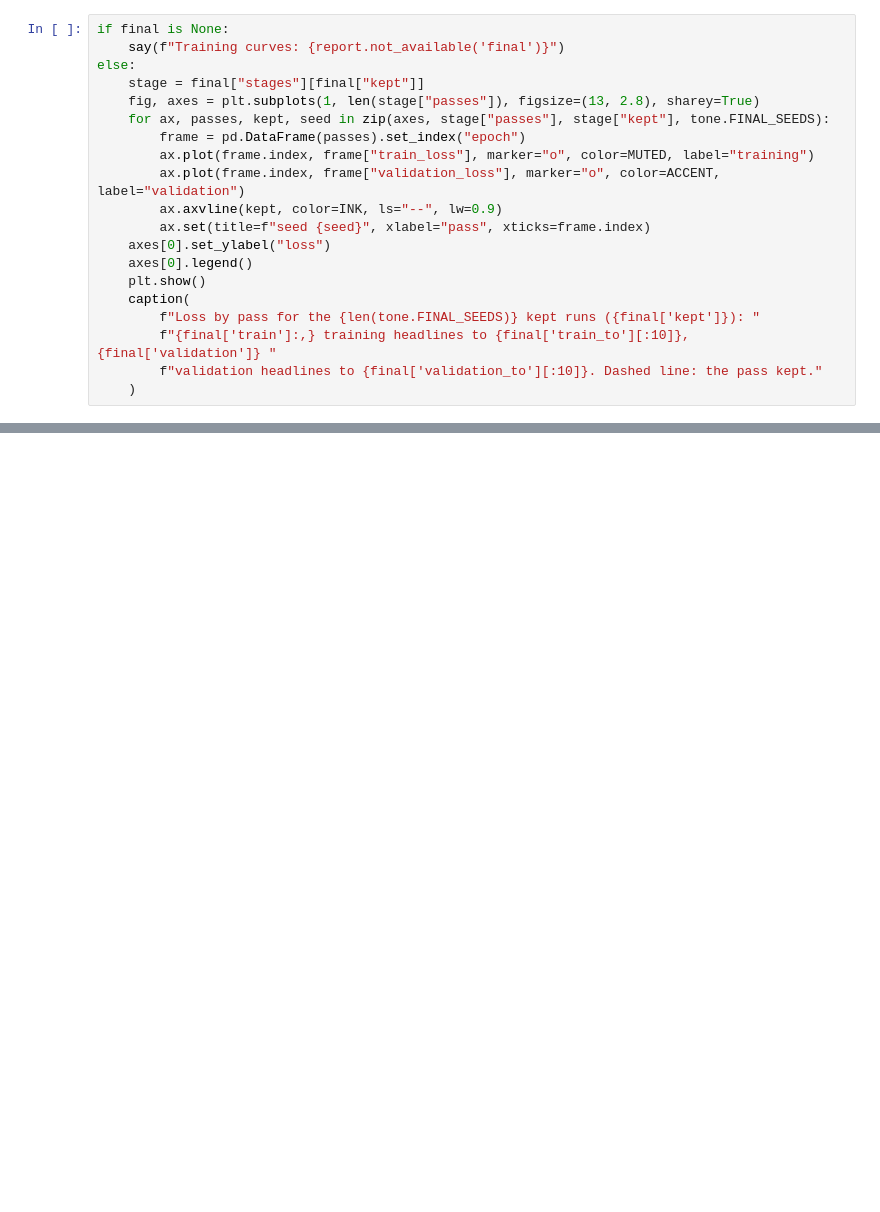
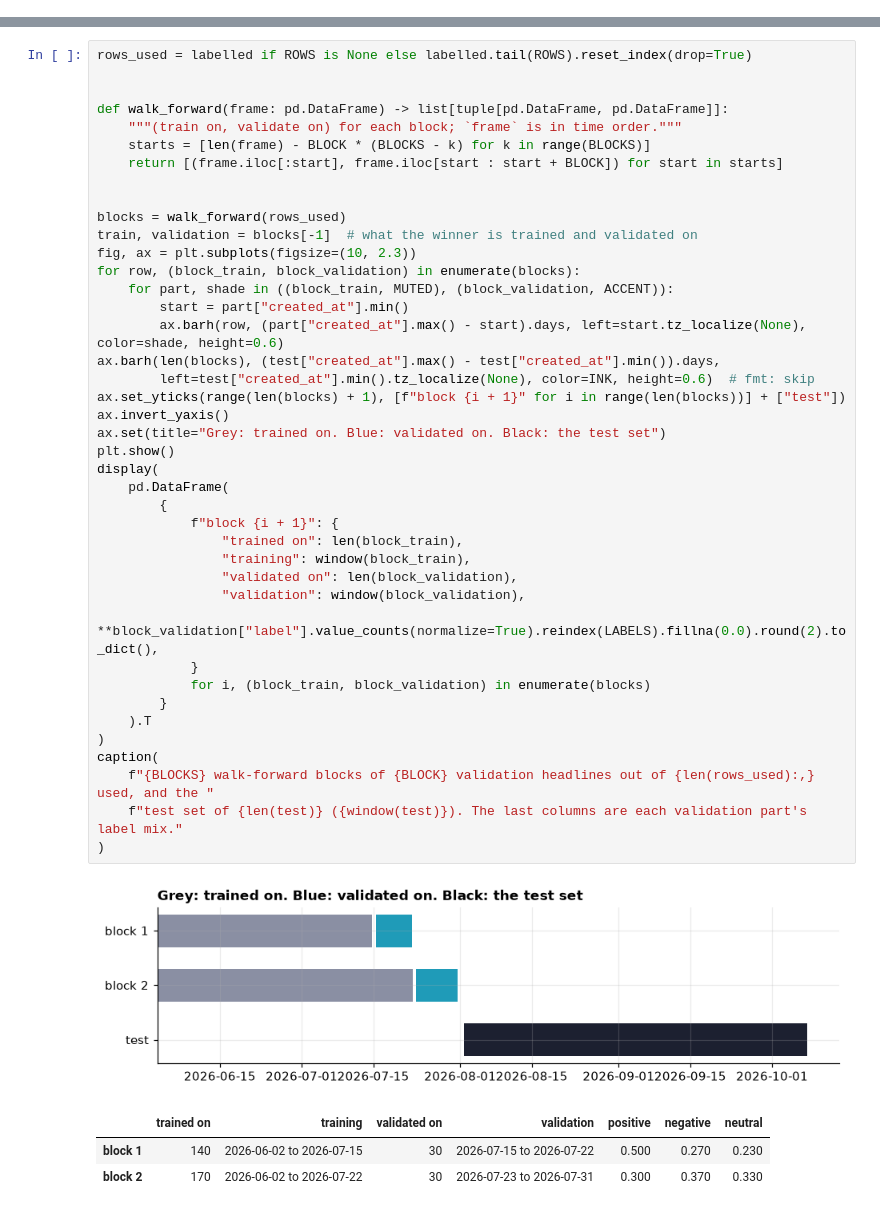
Before and after one commit to LouSens/RADAR, a Jupyter notebook: notebooks/04_news.ipynb, the cells around one changed output, grey strips where cells are left out. Saved outputs shown, nothing was run; the diff lists cells and outputs as text; blank space fills up the shorter version.

```diff
--- a/notebooks/04_news.ipynb
+++ b/notebooks/04_news.ipynb
@@ -481,20 +0,0 @@ validation loss turning upwards.
-# %%
-if final is None:
-    say(f"Training curves: {report.not_available('final')}")
-else:
-    stage = final["stages"][final["kept"]]
-    fig, axes = plt.subplots(1, len(stage["passes"]), figsize=(13, 2.8), sharey=True)
-    for ax, passes, kept, seed in zip(axes, stage["passes"], stage["kept"], tone.FINAL_SEEDS):
-        frame = pd.DataFrame(passes).set_index("epoch")
-        ax.plot(frame.index, frame["train_loss"], marker="o", color=MUTED, label="training")
-        ax.plot(frame.index, frame["validation_loss"], marker="o", color=ACCENT, label="validation")
-        ax.axvline(kept, color=INK, ls="--", lw=0.9)
-        ax.set(title=f"seed {seed}", xlabel="pass", xticks=frame.index)
-    axes[0].set_ylabel("loss")
-    axes[0].legend()
-    plt.show()
-    caption(
-        f"Loss by pass for the {len(tone.FINAL_SEEDS)} kept runs ({final['kept']}): "
-        f"{final['train']:,} training headlines to {final['train_to'][:10]}, {final['validation']} "
-        f"validation headlines to {final['validation_to'][:10]}. Dashed line: the pass kept."
-    )
@@ -777,0 +760,46 @@ caption("Paths are relative to the repository. Code: `radar.pipelines.tone` and
+# %%
+rows_used = labelled if ROWS is None else labelled.tail(ROWS).reset_index(drop=True)
+
+
+def walk_forward(frame: pd.DataFrame) -> list[tuple[pd.DataFrame, pd.DataFrame]]:
+    """(train on, validate on) for each block; `frame` is in time order."""
+    starts = [len(frame) - BLOCK * (BLOCKS - k) for k in range(BLOCKS)]
+    return [(frame.iloc[:start], frame.iloc[start : start + BLOCK]) for start in starts]
+
+
+blocks = walk_forward(rows_used)
+train, validation = blocks[-1]  # what the winner is trained and validated on
+fig, ax = plt.subplots(figsize=(10, 2.3))
+for row, (block_train, block_validation) in enumerate(blocks):
+    for part, shade in ((block_train, MUTED), (block_validation, ACCENT)):
+        start = part["created_at"].min()
+        ax.barh(row, (part["created_at"].max() - start).days, left=start.tz_localize(None), color=shade, height=0.6)
+ax.barh(len(blocks), (test["created_at"].max() - test["created_at"].min()).days,
+        left=test["created_at"].min().tz_localize(None), color=INK, height=0.6)  # fmt: skip
+ax.set_yticks(range(len(blocks) + 1), [f"block {i + 1}" for i in range(len(blocks))] + ["test"])
+ax.invert_yaxis()
+ax.set(title="Grey: trained on. Blue: validated on. Black: the test set")
+plt.show()
+display(
+    pd.DataFrame(
+        {
+            f"block {i + 1}": {
+                "trained on": len(block_train),
+                "training": window(block_train),
+                "validated on": len(block_validation),
+                "validation": window(block_validation),
+                **block_validation["label"].value_counts(normalize=True).reindex(LABELS).fillna(0.0).round(2).to_dict(),
+            }
+            for i, (block_train, block_validation) in enumerate(blocks)
+        }
+    ).T
+)
+caption(
+    f"{BLOCKS} walk-forward blocks of {BLOCK} validation headlines out of {len(rows_used):,} used, and the "
+    f"test set of {len(test)} ({window(test)}). The last columns are each validation part's label mix."
+)
+# %% [output]
+[figure, added]
+|  | trained on | training | validated on | validation | positive | negative | neutral |
+| block 1 | 140 | 2026-06-02 to 2026-07-15 | 30 | 2026-07-15 to 2026-07-22 | 0.500 | 0.270 | 0.230 |
+| block 2 | 170 | 2026-06-02 to 2026-07-22 | 30 | 2026-07-23 to 2026-07-31 | 0.300 | 0.370 | 0.330 |
```
Also changed, not shown: parts of 123 cells of this notebook, 7 other files.
